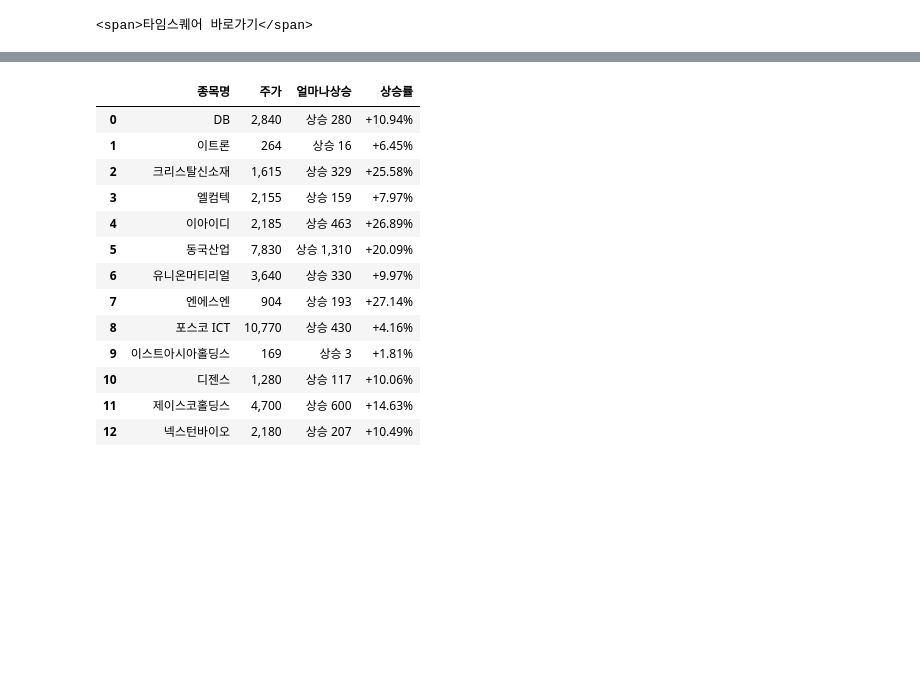
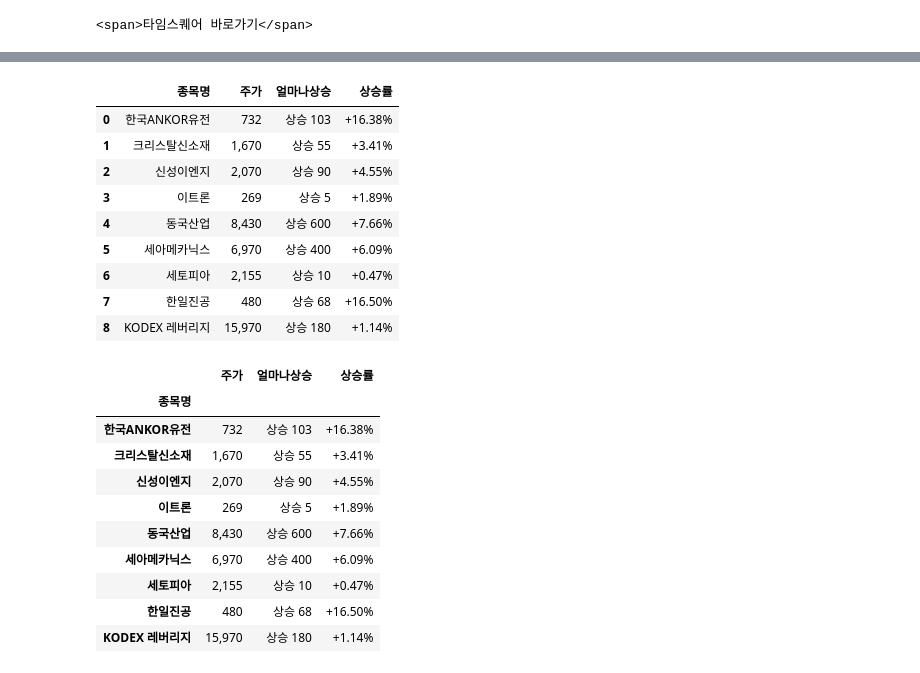
Before and after one commit to youngsang114/python-work, a Jupyter notebook: 230410/test.ipynb, the cells around one changed output, grey strips where cells are left out. Drawn from its saved outputs; the diff is of its cells as text; code cells hidden in the pictures; blank space fills up the shorter version.

```diff
--- a/230410/test.ipynb
+++ b/230410/test.ipynb
@@ -200,17 +226,28 @@ _list3
 # %%
-pd.DataFrame(_list3,columns=['종목명','주가','얼마나상승','상승률'])
+NN=pd.DataFrame(_list3,columns=['종목명','주가','얼마나상승','상승률'])
+NN
 # %% [output]
 |  | 종목명 | 주가 | 얼마나상승 | 상승률 |
-| 0 | DB | 2,840 | 상승 280 | +10.94% |
-| 1 | 이트론 | 264 | 상승 16 | +6.45% |
-| 2 | 크리스탈신소재 | 1,615 | 상승 329 | +25.58% |
-| 3 | 엘컴텍 | 2,155 | 상승 159 | +7.97% |
-| 4 | 이아이디 | 2,185 | 상승 463 | +26.89% |
-| 5 | 동국산업 | 7,830 | 상승 1,310 | +20.09% |
-| 6 | 유니온머티리얼 | 3,640 | 상승 330 | +9.97% |
-| 7 | 엔에스엔 | 904 | 상승 193 | +27.14% |
-| 8 | 포스코 ICT | 10,770 | 상승 430 | +4.16% |
-| 9 | 이스트아시아홀딩스 | 169 | 상승 3 | +1.81% |
-| 10 | 디젠스 | 1,280 | 상승 117 | +10.06% |
-| 11 | 제이스코홀딩스 | 4,700 | 상승 600 | +14.63% |
-| 12 | 넥스턴바이오 | 2,180 | 상승 207 | +10.49% |
+| 0 | 한국ANKOR유전 | 732 | 상승 103 | +16.38% |
+| 1 | 크리스탈신소재 | 1,670 | 상승 55 | +3.41% |
+| 2 | 신성이엔지 | 2,070 | 상승 90 | +4.55% |
+| 3 | 이트론 | 269 | 상승 5 | +1.89% |
+| 4 | 동국산업 | 8,430 | 상승 600 | +7.66% |
+| 5 | 세아메카닉스 | 6,970 | 상승 400 | +6.09% |
+| 6 | 세토피아 | 2,155 | 상승 10 | +0.47% |
+| 7 | 한일진공 | 480 | 상승 68 | +16.50% |
+| 8 | KODEX 레버리지 | 15,970 | 상승 180 | +1.14% |
+# %%
+NN.set_index("종목명")
+# %% [output]
+|  | 주가 | 얼마나상승 | 상승률 |
+| 종목명 |  |  |  |
+| 한국ANKOR유전 | 732 | 상승 103 | +16.38% |
+| 크리스탈신소재 | 1,670 | 상승 55 | +3.41% |
+| 신성이엔지 | 2,070 | 상승 90 | +4.55% |
+| 이트론 | 269 | 상승 5 | +1.89% |
+| 동국산업 | 8,430 | 상승 600 | +7.66% |
+| 세아메카닉스 | 6,970 | 상승 400 | +6.09% |
+| 세토피아 | 2,155 | 상승 10 | +0.47% |
+| 한일진공 | 480 | 상승 68 | +16.50% |
+| KODEX 레버리지 | 15,970 | 상승 180 | +1.14% |
```
Also changed, not shown: parts of 11 cells of this notebook, 11 other files.
